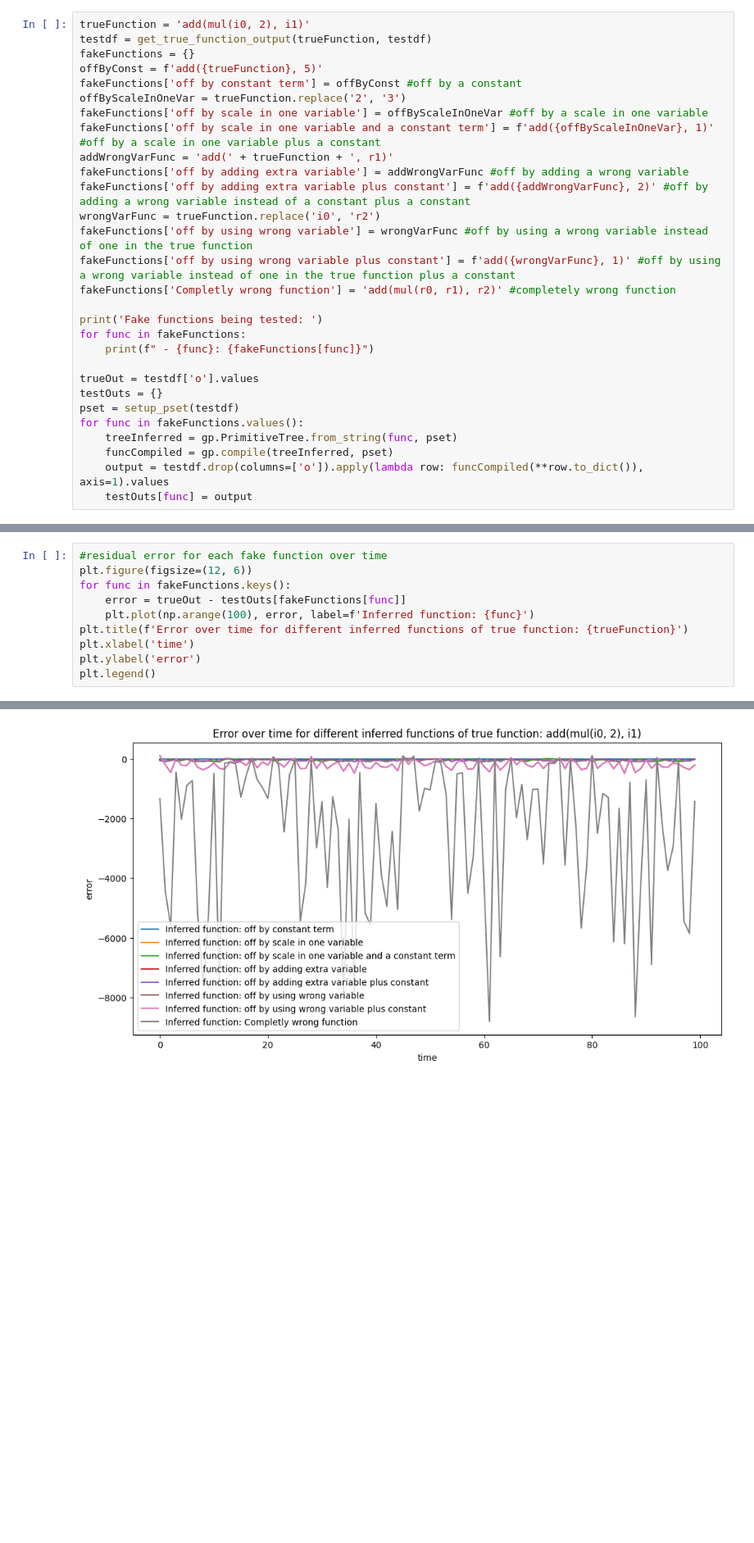
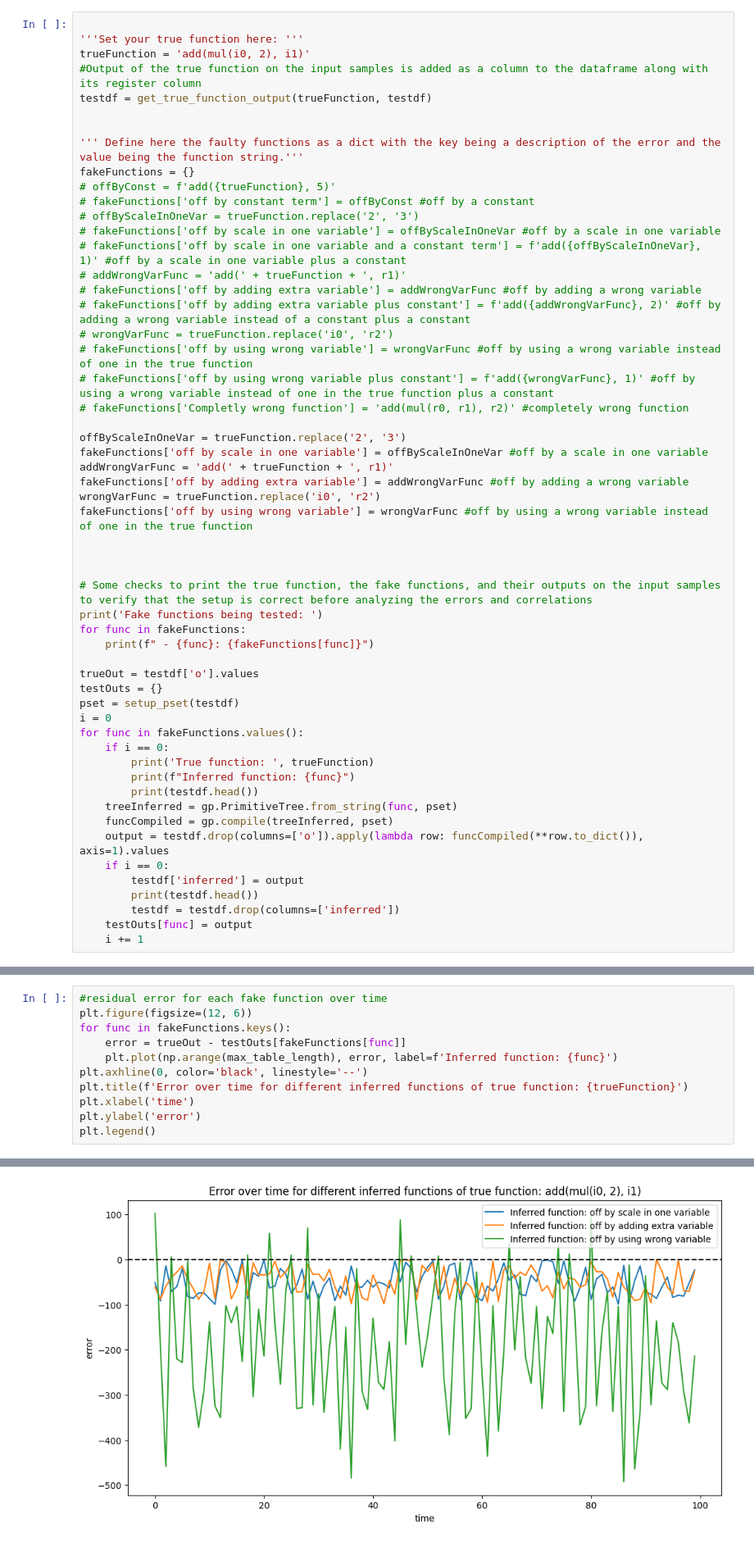
Before and after one commit to acharefsm/efsm-inference, a Jupyter notebook: python/corrAnalysisFunctions.ipynb, the cells around one changed output, grey strips where cells are left out. Shown at 82% size. Saved outputs shown, nothing was run; the diff lists cells and outputs as text; blank space fills up the shorter version.

```diff
--- a/python/corrAnalysisFunctions.ipynb
+++ b/python/corrAnalysisFunctions.ipynb
@@ -364,20 +385,36 @@ Index(['i0', 'i1', 'r0', 'r1'], dtype='object')
 # %%
+
+'''Set your true function here: '''
 trueFunction = 'add(mul(i0, 2), i1)'
+#Output of the true function on the input samples is added as a column to the dataframe along with its register column
 testdf = get_true_function_output(trueFunction, testdf)
+
+
+''' Define here the faulty functions as a dict with the key being a description of the error and the value being the function string.'''
 fakeFunctions = {}
-offByConst = f'add({trueFunction}, 5)'
-fakeFunctions['off by constant term'] = offByConst #off by a constant
+# offByConst = f'add({trueFunction}, 5)'
+# fakeFunctions['off by constant term'] = offByConst #off by a constant
+# offByScaleInOneVar = trueFunction.replace('2', '3')
+# fakeFunctions['off by scale in one variable'] = offByScaleInOneVar #off by a scale in one variable
+# fakeFunctions['off by scale in one variable and a constant term'] = f'add({offByScaleInOneVar}, 1)' #off by a scale in one variable plus a constant
+# addWrongVarFunc = 'add(' + trueFunction + ', r1)'
+# fakeFunctions['off by adding extra variable'] = addWrongVarFunc #off by adding a wrong variable
+# fakeFunctions['off by adding extra variable plus constant'] = f'add({addWrongVarFunc}, 2)' #off by adding a wrong variable instead of a constant plus a constant
+# wrongVarFunc = trueFunction.replace('i0', 'r2')
+# fakeFunctions['off by using wrong variable'] = wrongVarFunc #off by using a wrong variable instead of one in the true function
+# fakeFunctions['off by using wrong variable plus constant'] = f'add({wrongVarFunc}, 1)' #off by using a wrong variable instead of one in the true function plus a constant
+# fakeFunctions['Completly wrong function'] = 'add(mul(r0, r1), r2)' #completely wrong function
+
 offByScaleInOneVar = trueFunction.replace('2', '3')
 fakeFunctions['off by scale in one variable'] = offByScaleInOneVar #off by a scale in one variable
-fakeFunctions['off by scale in one variable and a constant term'] = f'add({offByScaleInOneVar}, 1)' #off by a scale in one variable plus a constant
 addWrongVarFunc = 'add(' + trueFunction + ', r1)'
 fakeFunctions['off by adding extra variable'] = addWrongVarFunc #off by adding a wrong variable
-fakeFunctions['off by adding extra variable plus constant'] = f'add({addWrongVarFunc}, 2)' #off by adding a wrong variable instead of a constant plus a constant
 wrongVarFunc = trueFunction.replace('i0', 'r2')
 fakeFunctions['off by using wrong variable'] = wrongVarFunc #off by using a wrong variable instead of one in the true function
-fakeFunctions['off by using wrong variable plus constant'] = f'add({wrongVarFunc}, 1)' #off by using a wrong variable instead of one in the true function plus a constant
-fakeFunctions['Completly wrong function'] = 'add(mul(r0, r1), r2)' #completely wrong function
 
+
+
+# Some checks to print the true function, the fake functions, and their outputs on the input samples to verify that the setup is correct before analyzing the errors and correlations
 print('Fake functions being tested: ')
 for func in fakeFunctions:
     print(f" - {func}: {fakeFunctions[func]}")
@@ -385,10 +422,20 @@ for func in fakeFunctions:
 trueOut = testdf['o'].values
 testOuts = {}
 pset = setup_pset(testdf)
+i = 0
 for func in fakeFunctions.values():
+    if i == 0:
+        print('True function: ', trueFunction)
+        print(f"Inferred function: {func}")
+        print(testdf.head())
     treeInferred = gp.PrimitiveTree.from_string(func, pset)
     funcCompiled = gp.compile(treeInferred, pset)
     output = testdf.drop(columns=['o']).apply(lambda row: funcCompiled(**row.to_dict()), axis=1).values
+    if i == 0:
+        testdf['inferred'] = output
+        print(testdf.head())
+        testdf = testdf.drop(columns=['inferred'])
     testOuts[func] = output
+    i += 1
 # %% [output]
 Fake functions being tested:
@@ -473,13 +569,14 @@ plt.show()
 # %%
 #residual error for each fake function over time
 plt.figure(figsize=(12, 6))
 for func in fakeFunctions.keys():
     error = trueOut - testOuts[fakeFunctions[func]]
-    plt.plot(np.arange(100), error, label=f'Inferred function: {func}')
+    plt.plot(np.arange(max_table_length), error, label=f'Inferred function: {func}')
+plt.axhline(0, color='black', linestyle='--')
 plt.title(f'Error over time for different inferred functions of true function: {trueFunction}')
 plt.xlabel('time')
 plt.ylabel('error')
 plt.legend()
 # %% [output]
 <matplotlib.legend.Legend at 0x...>
-[figure, old version]
+[figure, new version]
```
Also changed, not shown: parts of 34 cells of this notebook.
